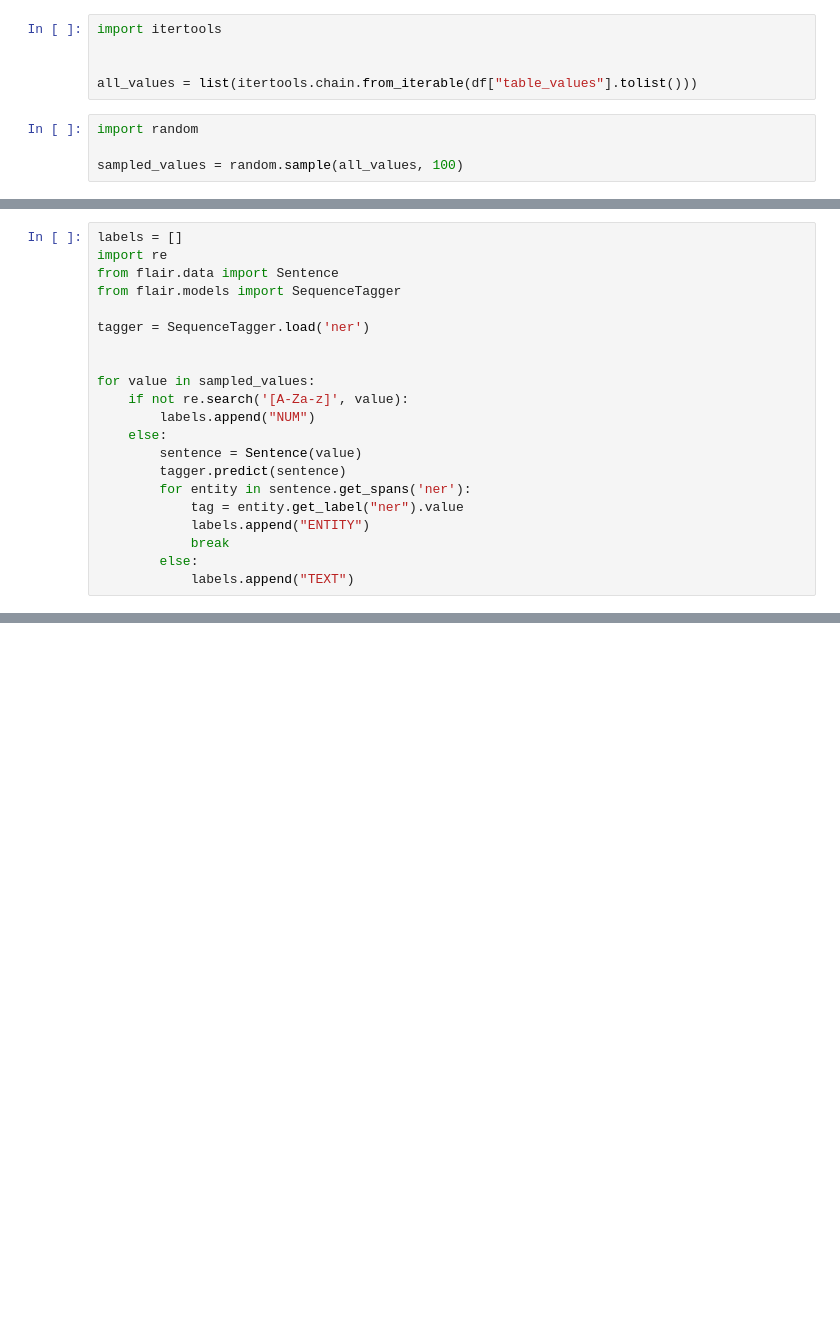
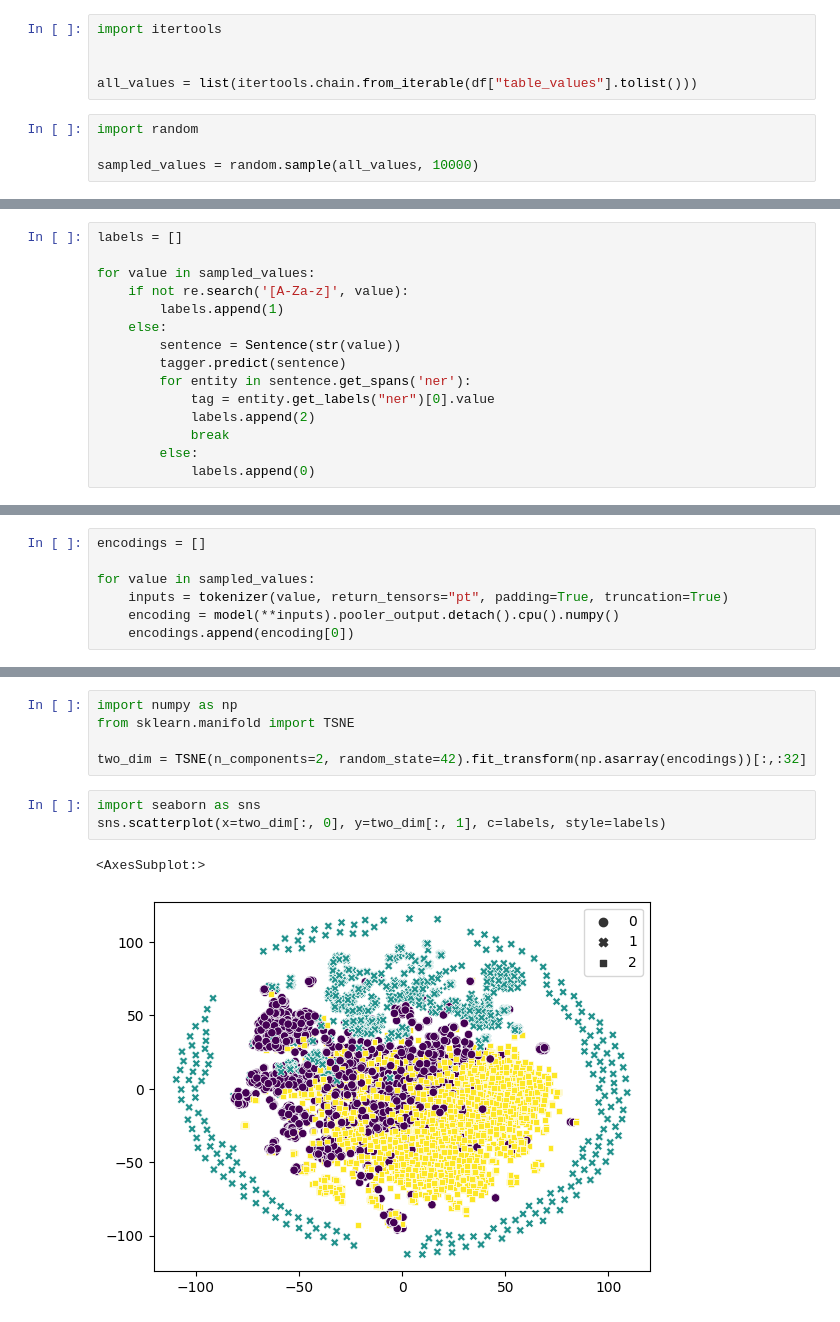
Before and after one commit to random4vldb/seed, a Jupyter notebook: demo/dpr_encoder.ipynb, the cells around one changed output, grey strips where cells are left out. Saved outputs shown, nothing was run; the diff lists cells and outputs as text; blank space fills up the shorter version.

```diff
--- a/demo/dpr_encoder.ipynb
+++ b/demo/dpr_encoder.ipynb
@@ -23,4 +29,4 @@ all_values = list(itertools.chain.from_iterable(df["table_values"].tolist()))
 # %%
 import random
 
-sampled_values = random.sample(all_values, 100)
+sampled_values = random.sample(all_values, 10000)
@@ -27,21 +41,15 @@ sampled_values = random.sample(all_values, 100)
 # %%
 labels = []
-import re
-from flair.data import Sentence
-from flair.models import SequenceTagger
-
-tagger = SequenceTagger.load('ner')
-
 
 for value in sampled_values:
     if not re.search('[A-Za-z]', value):
-        labels.append("NUM")
+        labels.append(1)
     else:
-        sentence = Sentence(value)
+        sentence = Sentence(str(value))
         tagger.predict(sentence)
         for entity in sentence.get_spans('ner'):
-            tag = entity.get_label("ner").value
-            labels.append("ENTITY")
+            tag = entity.get_labels("ner")[0].value
+            labels.append(2)
             break
         else:
-            labels.append("TEXT")
+            labels.append(0)
@@ -53,0 +56,7 @@ AttributeError: 'KeyedVectors' object has no attribute 'key_to_index'
+# %%
+encodings = []
+
+for value in sampled_values:
+    inputs = tokenizer(value, return_tensors="pt", padding=True, truncation=True)
+    encoding = model(**inputs).pooler_output.detach().cpu().numpy()
+    encodings.append(encoding[0])
@@ -53,0 +67,11 @@ AttributeError: 'KeyedVectors' object has no attribute 'key_to_index'
+# %%
+import numpy as np
+from sklearn.manifold import TSNE
+
+two_dim = TSNE(n_components=2, random_state=42).fit_transform(np.asarray(encodings))[:,:32]
+# %%
+import seaborn as sns
+sns.scatterplot(x=two_dim[:, 0], y=two_dim[:, 1], c=labels, style=labels)
+# %% [output]
+<AxesSubplot:>
+[figure, added]
```
Also changed, not shown: parts of 5 cells of this notebook, 4 other files.
